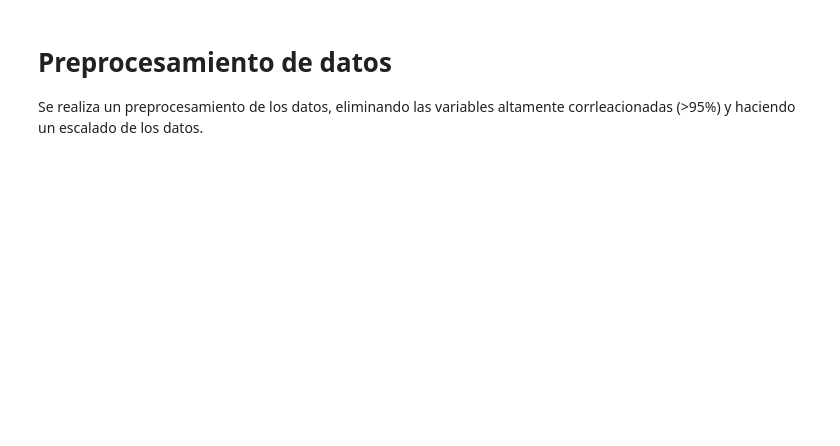
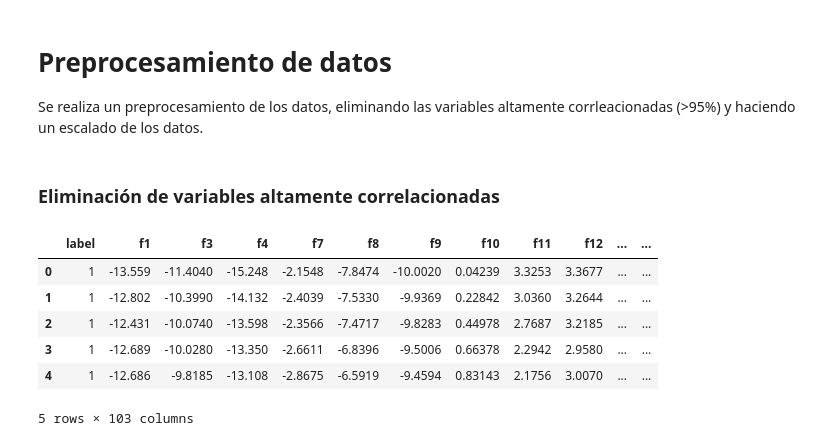
Before and after one commit to andres345gm/TE-regresiones, a Jupyter notebook: T2/SVM.ipynb, the cells around one changed output. Drawn from its saved outputs; the diff is of its cells as text; code cells hidden in the pictures; blank space fills up the shorter version.

```diff
--- a/T2/SVM.ipynb
+++ b/T2/SVM.ipynb
@@ -44,3 +50,26 @@ plt.show()
 # %% [markdown]
 # Preprocesamiento de datos
 Se realiza un preprocesamiento de los datos, eliminando las variables altamente corrleacionadas (>95%) y haciendo un escalado de los datos.
+# %% [markdown]
+### Eliminación de variables altamente correlacionadas
+# %%
+# Se define el treshold de correlación
+correlation_threshold = 0.95
+# Se obtiene la matriz triangular superior de la matriz de correlación
+# Ya que la matriz de correlación es simétrica, solo se toma la parte superior
+correlation_matrix = np.abs(dataset.corr().values)
+upper_triangle = np.triu(correlation_matrix, k=1)
+# Se obtienen las posiciones de las variables a eliminar
+to_drop = np.where(upper_triangle > correlation_threshold)
+to_drop = set([dataset.columns[i] for i in to_drop[1]])
+# Se eliminan las variables altamente correlacionadas
+dataset.drop(to_drop, axis=1, inplace=True)
+dataset.head()
+# %% [output]
+|  | label | f1 | f3 | f4 | f7 | f8 | f9 | f10 | f11 | f12 | ... | ... |
+| 0 | 1 | -13.559 | -11.4040 | -15.248 | -2.1548 | -7.8474 | -10.0020 | 0.04239 | 3.3253 | 3.3677 | ... | ... |
+| 1 | 1 | -12.802 | -10.3990 | -14.132 | -2.4039 | -7.5330 | -9.9369 | 0.22842 | 3.0360 | 3.2644 | ... | ... |
+| 2 | 1 | -12.431 | -10.0740 | -13.598 | -2.3566 | -7.4717 | -9.8283 | 0.44978 | 2.7687 | 3.2185 | ... | ... |
+| 3 | 1 | -12.689 | -10.0280 | -13.350 | -2.6611 | -6.8396 | -9.5006 | 0.66378 | 2.2942 | 2.9580 | ... | ... |
+| 4 | 1 | -12.686 | -9.8185 | -13.108 | -2.8675 | -6.5919 | -9.4594 | 0.83143 | 2.1756 | 3.0070 | ... | ... |
+5 rows × 103 columns
```
Also changed, not shown: parts of 5 cells of this notebook.
